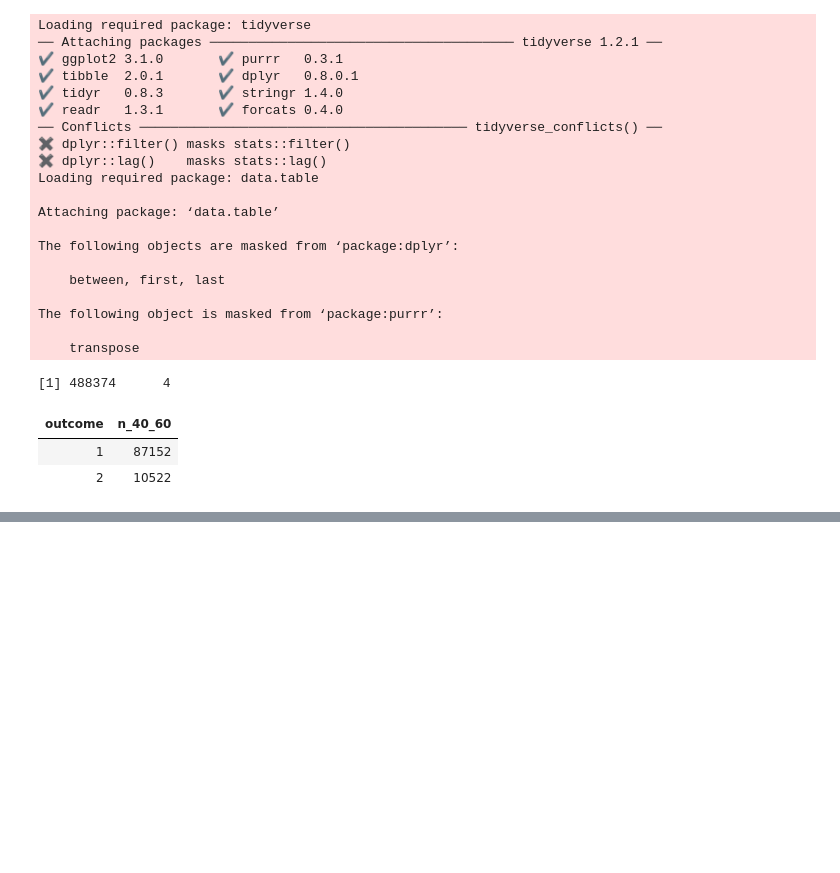
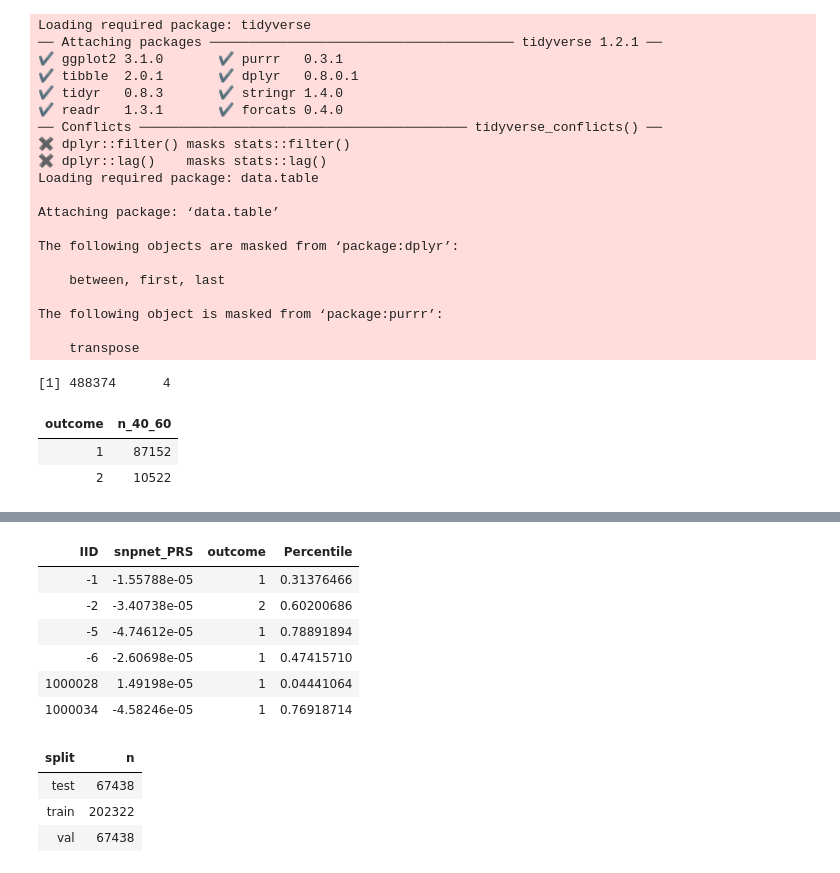
Before and after one commit to rivas-lab/PRS, a Jupyter notebook: notebook/20190708/HC382_PRS_sumstats.ipynb, the cells around one changed output, grey strips where cells are left out. Saved outputs shown, nothing was run; the diff lists cells and outputs as text; code cells hidden in the pictures; blank space fills up the shorter version.

```diff
--- a/notebook/20190708/HC382_PRS_sumstats.ipynb
+++ b/notebook/20190708/HC382_PRS_sumstats.ipynb
@@ -105,3 +105,13 @@ dff
 | Prevalence | 4.990888e-02 | 6.407920e-02 | 7.736645e-02 | 8.850690e-02 | 9.960482e-02 | 1.158626e-01 | 0.131954 | 1.598825e-01 | 2.002027e-01 | 3.120623e-01 |
 | n_cases | 2.437500e+03 | 3.129500e+03 | 3.778500e+03 | 4.322500e+03 | 4.864500e+03 | 5.658500e+03 | 6444.500000 | 7.808500e+03 | 9.777500e+03 | 1.524050e+04 |
 | n_conts | 4.640150e+04 | 4.570850e+04 | 4.506050e+04 | 4.451550e+04 | 4.397350e+04 | 4.317950e+04 | 42394.500000 | 4.103050e+04 | 3.906050e+04 | 3.359750e+04 |
+# %%
+combined_df %>% head()
+# %% [output]
+| IID | snpnet_PRS | outcome | Percentile |
+| -1 | -1.55788e-05 | 1 | 0.31376466 |
+| -2 | -3.40738e-05 | 2 | 0.60200686 |
+| -5 | -4.74612e-05 | 1 | 0.78891894 |
+| -6 | -2.60698e-05 | 1 | 0.47415710 |
+| 1000028 | 1.49198e-05 | 1 | 0.04441064 |
+| 1000034 | -4.58246e-05 | 1 | 0.76918714 |
@@ -107,0 +129,7 @@ dff
+# %%
+split_df %>% count(split)
+# %% [output]
+| split | n |
+| test | 67438 |
+| train | 202322 |
+| val | 67438 |
```
Also changed, not shown: parts of 11 cells of this notebook, 1 other file.
